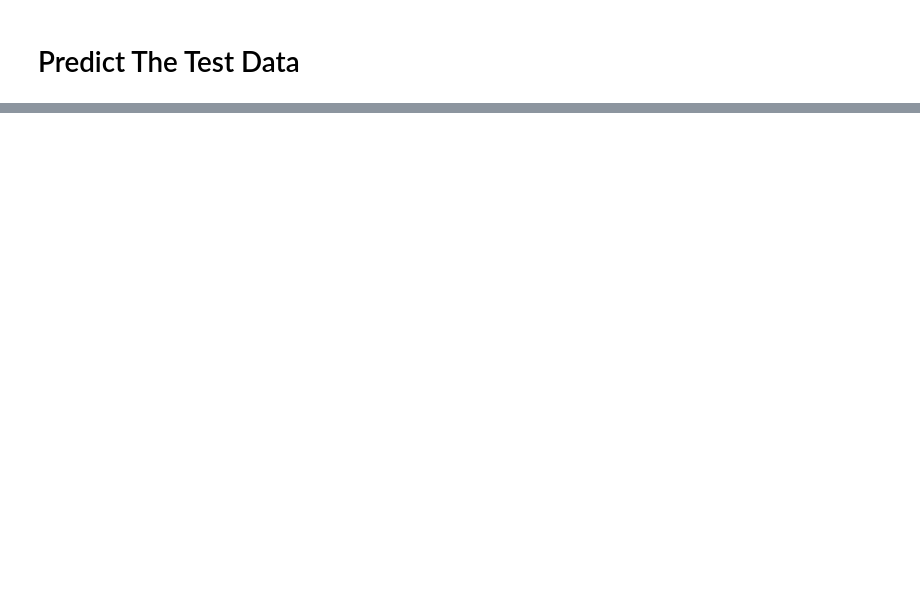
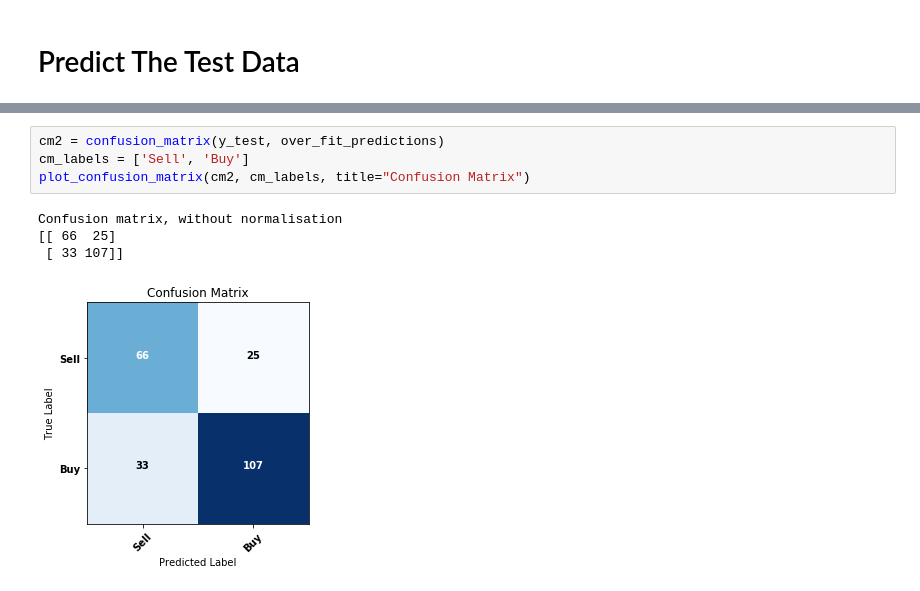
Before and after one commit to Fahad2314/MSc_Project, a Jupyter notebook: models/1D_Convolution_Engineered_Features.ipynb, the cells around one changed output, grey strips where cells are left out. Saved outputs shown, nothing was run; the diff lists cells and outputs as text; blank space fills up the shorter version.

```diff
--- a/models/1D_Convolution_Engineered_Features.ipynb
+++ b/models/1D_Convolution_Engineered_Features.ipynb
@@ -191,0 +309,9 @@ plt.show()
+# %%
+cm2 = confusion_matrix(y_test, over_fit_predictions)
+cm_labels = ['Sell', 'Buy']
+plot_confusion_matrix(cm2, cm_labels, title="Confusion Matrix")
+# %% [output]
+Confusion matrix, without normalisation
+[[ 66  25]
+ [ 33 107]]
+[figure, added]
```
Also changed, not shown: parts of 20 cells of this notebook, 4 other files.
